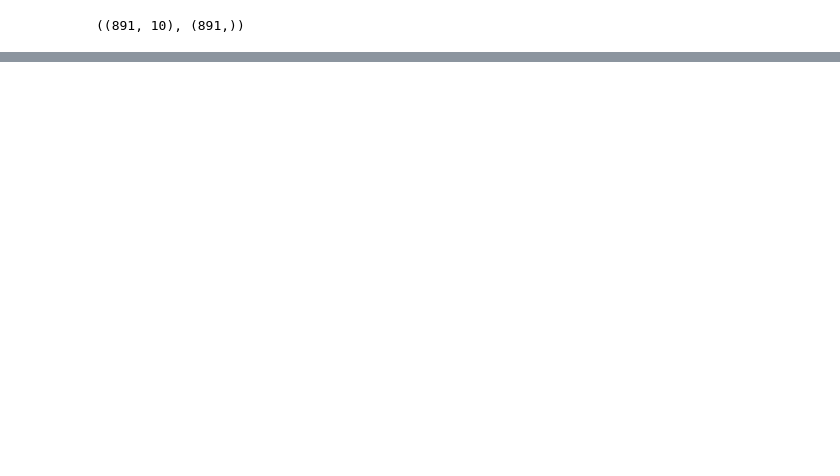
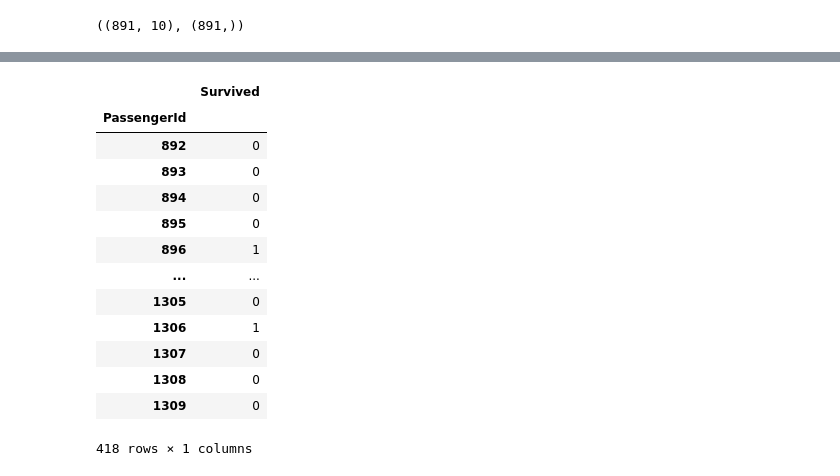
Before and after one commit to mzignis/titanic, a Jupyter notebook: models.ipynb, the cells around one changed output, grey strips where cells are left out. Drawn from its saved outputs; the diff is of its cells as text; code cells hidden in the pictures; blank space fills up the shorter version.

```diff
--- a/models.ipynb
+++ b/models.ipynb
@@ -125,0 +210,17 @@ F1:       80.13%
+# %%
+tree = DecisionTreeClassifier()
+parameters = {
+    'criterion': ['gini', 'entropy'],
+    'max_depth': [None, 10, 11, 12, 13, 14, 15, 16, 17, 18, 19, 20],
+    'min_samples_split': [2, 3, 4, 5, 10],
+    'min_samples_leaf': [1, 2, 3, 4, 5, 6, 7, 8, 9, 10, 11, 12, 13],
+    'max_features': [None, 'auto', 'sqrt', 'log2'],
+}
+clf = GridSearchCV(tree, parameters, cv=5)
+clf.fit(x_train, y_train)
+model = clf.best_estimator_
+print(model)
+score_model(model, x_train, y_train, x_test, y_test)
+
+perm = PermutationImportance(model).fit(x_test, y_test)
+eli5.show_weights(perm)
@@ -125,0 +267,18 @@ F1:       80.13%
+# %%
+forest = RandomForestClassifier()
+parameters = {
+    'n_estimators': [1, 2, 3, 4, 5, 10, 15, 20, 25, 50],
+    'criterion': ['gini', 'entropy'],
+    'max_depth': [None, 10, 11, 12, 13, 14, 15, 16, 17, 18, 19, 20],
+    'min_samples_split': [2, 3, 4, 5, 10],
+    'min_samples_leaf': [1, 2, 3, 4, 5, 6, 7, 8, 9, 10, 11, 12, 13],
+    'max_features': [None, 'auto', 'sqrt', 'log2'],
+}
+clf = GridSearchCV(forest, parameters, cv=5)
+clf.fit(x_train, y_train)
+model = clf.best_estimator_
+print(model)
+score_model(model, x_train, y_train, x_test, y_test)
+
+perm = PermutationImportance(model).fit(x_test, y_test)
+eli5.show_weights(perm)
@@ -125,0 +347,22 @@ F1:       80.13%
+# %%
+model = clf.best_estimator_
+predictions = model.predict(x_valid)
+# %%
+result_data = pd.read_csv(os.path.join(data_dir, 'gender_submission.csv'), index_col=0)
+result_data['Survived'] = predictions.astype(int)
+result_data
+# %% [output]
+|  | Survived |
+| PassengerId |  |
+| 892 | 0 |
+| 893 | 0 |
+| 894 | 0 |
+| 895 | 0 |
+| 896 | 1 |
+| ... | ... |
+| 1305 | 0 |
+| 1306 | 1 |
+| 1307 | 0 |
+| 1308 | 0 |
+| 1309 | 0 |
+418 rows × 1 columns
```
Also changed, not shown: parts of 24 cells of this notebook.
